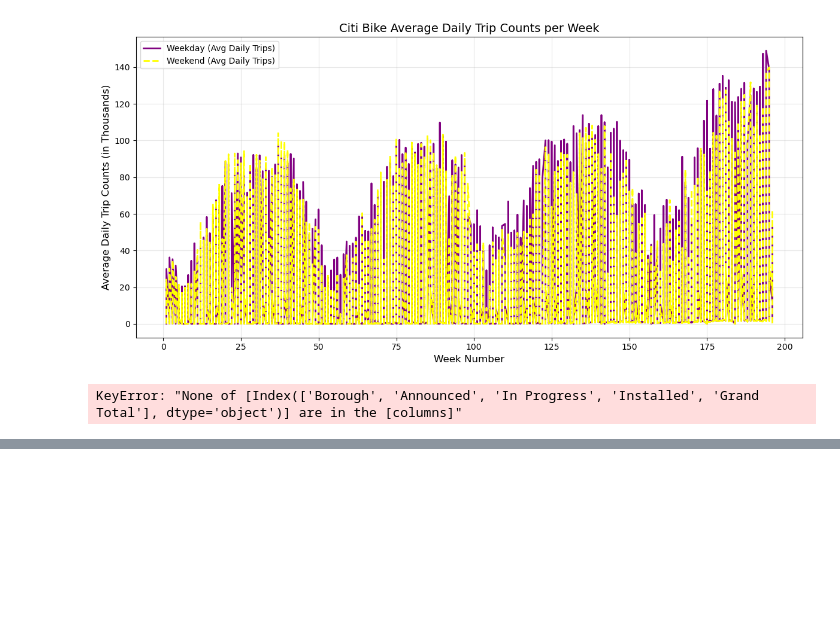
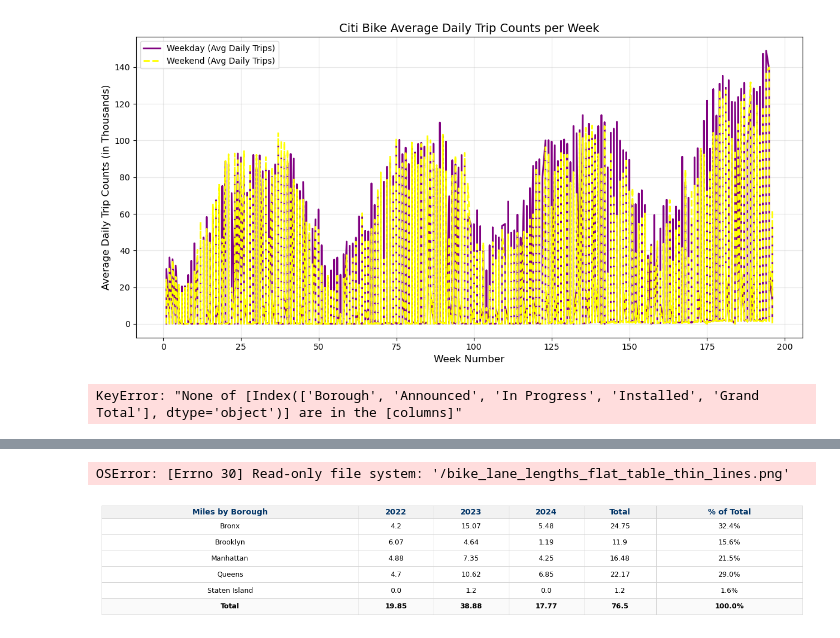
Before and after one commit to amyxqc/bikenyc2024, a Jupyter notebook: weather.ipynb, the cells around one changed output, grey strips where cells are left out. Drawn from its saved outputs; the diff is of its cells as text; code cells hidden in the pictures; blank space fills up the shorter version.

```diff
--- a/weather.ipynb
+++ b/weather.ipynb
@@ -457,0 +700,65 @@ NameError: name 'pd' is not defined
+# %%
+import pandas as pd
+import matplotlib.pyplot as plt
+from matplotlib.table import Table
+
+# Data from your screenshot
+data = {
+    'Miles by Borough': ['Bronx', 'Brooklyn', 'Manhattan', 'Queens', 'Staten Island', 'Total'],
+    '2022': [4.20, 6.07, 4.88, 4.70, 0.00, 19.85],
+    '2023': [15.07, 4.64, 7.35, 10.62, 1.20, 38.88],
+    '2024': [5.48, 1.19, 4.25, 6.85, 0.00, 17.77],
+    'Total': [24.75, 11.90, 16.48, 22.17, 1.20, 76.50],
+    '% of Total': ['32.4%', '15.6%', '21.5%', '29.0%', '1.6%', '100.0%']
+}
+
+# Convert data into a DataFrame
+df = pd.DataFrame(data)
+
+# Plot the table
+fig, ax = plt.subplots(figsize=(10, 2.5))  # Flatter figure size
+ax.axis('tight')
+ax.axis('off')
+
+# Add the table
+table = ax.table(
+    cellText=df.values,
+    colLabels=df.columns,
+    cellLoc='center',
+    loc='center',
+    colColours=["#003366"] * len(df.columns),  # Header background
+)
+
+# Style the table
+table.auto_set_font_size(False)
+table.set_fontsize(9)  # Smaller font for compact design
+table.auto_set_column_width(col=list(range(len(df.columns))))  # Auto-adjust column widths
+
+# Adjust row height and border line weight
+for (row, col), cell in table.get_celld().items():
+    cell.set_edgecolor("#cccccc")  # Light gray borders
+    cell.set_linewidth(0.5)  # Thinner lines for minimal design
+    if row == 0:  # Header row
+        cell.set_text_props(weight="bold", color="#003366", fontsize=10)  # Bold blue headers
+        cell.set_facecolor("#f2f2f2")  # Light gray header background
+        cell.set_height(0.12)  # Flatter header row
+    elif row == len(df):  # Total row
+        cell.set_text_props(weight="bold")
+        cell.set_facecolor("#fafafa")  # Slight highlight for totals
+        cell.set_height(0.15)  # Uniform row height
+    else:
+        cell.set_height(0.15)  # Reduced height for flatter rows
+
+# Reduce padding for tighter cells
+for row in range(len(df) + 1):  # +1 for the header
+    for col in range(len(df.columns)):
+        table[(row, col)].PAD = 1.2  # Minimal padding for flat cells
+
+# Save as PNG
+plt.savefig('bike_lane_lengths_flat_table_thin_lines.png', dpi=300, bbox_inches='tight')
+
+# Display
+plt.show()
+# %% [output]
+OSError: [Errno 30] Read-only file system: '/bike_lane_lengths_flat_table_thin_lines.png'
+[figure, added]
```
Also changed, not shown: parts of 25 cells of this notebook, 1 other file.
